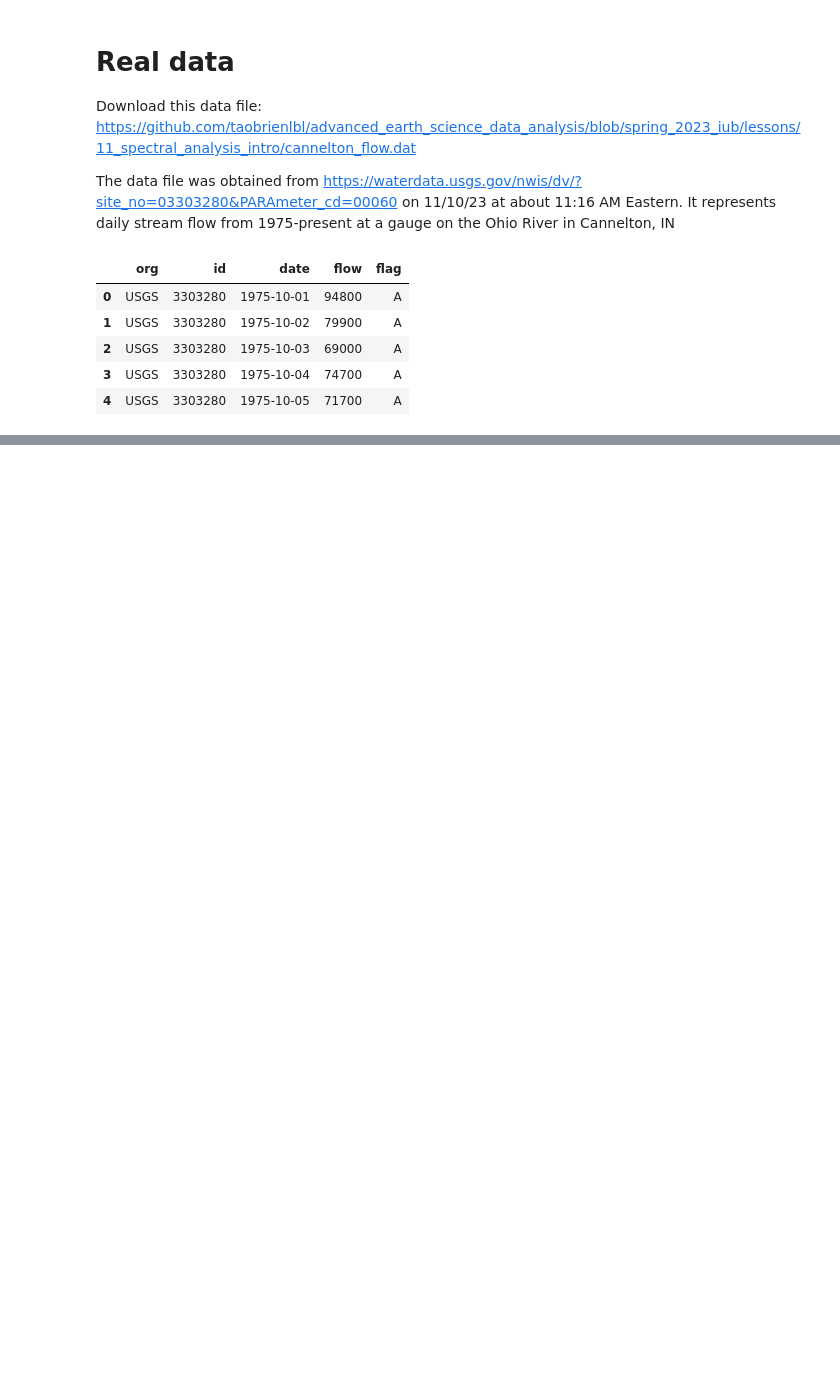
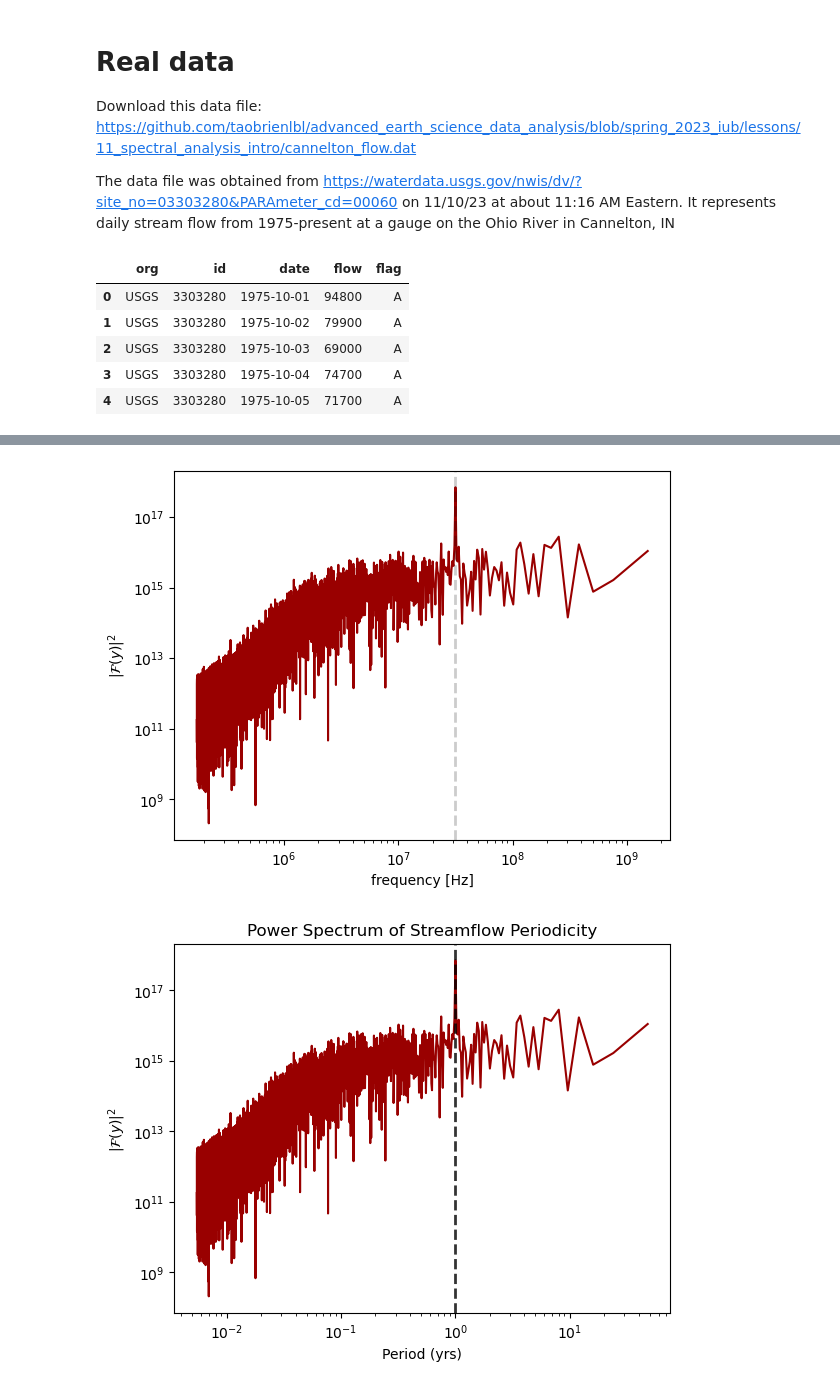
Before and after one commit to cookjan/G690_jcc, a Jupyter notebook: lesson11/11_workalong_01_fft.ipynb, the cells around one changed output, grey strips where cells are left out. Saved outputs shown, nothing was run; the diff lists cells and outputs as text; code cells hidden in the pictures; blank space fills up the shorter version.

```diff
--- a/lesson11/11_workalong_01_fft.ipynb
+++ b/lesson11/11_workalong_01_fft.ipynb
@@ -192,0 +207,28 @@ plot_power_spectrum(freqs, y_power)
+# %%
+""" Plot the power spectrum of the data with the x-axis as period instead. """
+
+#period = 1/frequency
+
+#plot that power spectrum
+plot_power_spectrum_line(1/freqs, flow, (60**2*24*365))
+
+
+
+#ok fine i will rename the x axis
+#plot new power spectrum with period
+fig, ax= plt.subplots()
+ax.plot(1/freqs/(60**2*24*365),flow,color="#990000")
+ax.set_xlabel("Period (yrs)")
+ax.set_ylabel("$|\mathcal{F}(y)|^2$") #whew
+
+#make log-log
+ax.set_xscale("log")
+ax.set_yscale("log")
+
+#add line at frequency of signal
+ax.axvline(1, color = "black", linestyle = "--", alpha = 0.8, linewidth = 2)
+ax.set_title("Power Spectrum of Streamflow Periodicity")
+plt.show()
+# %% [output]
+[figure, added]
+[figure, added]
```
Also changed, not shown: parts of 5 cells of this notebook.
